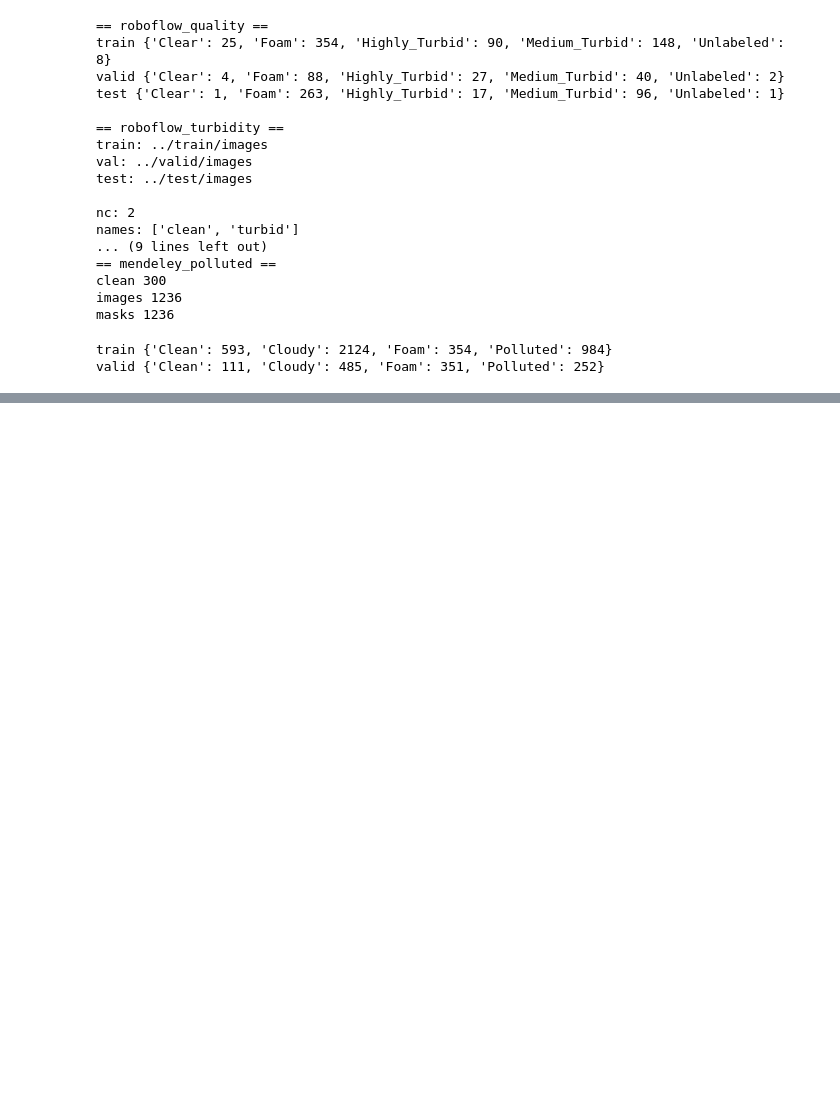
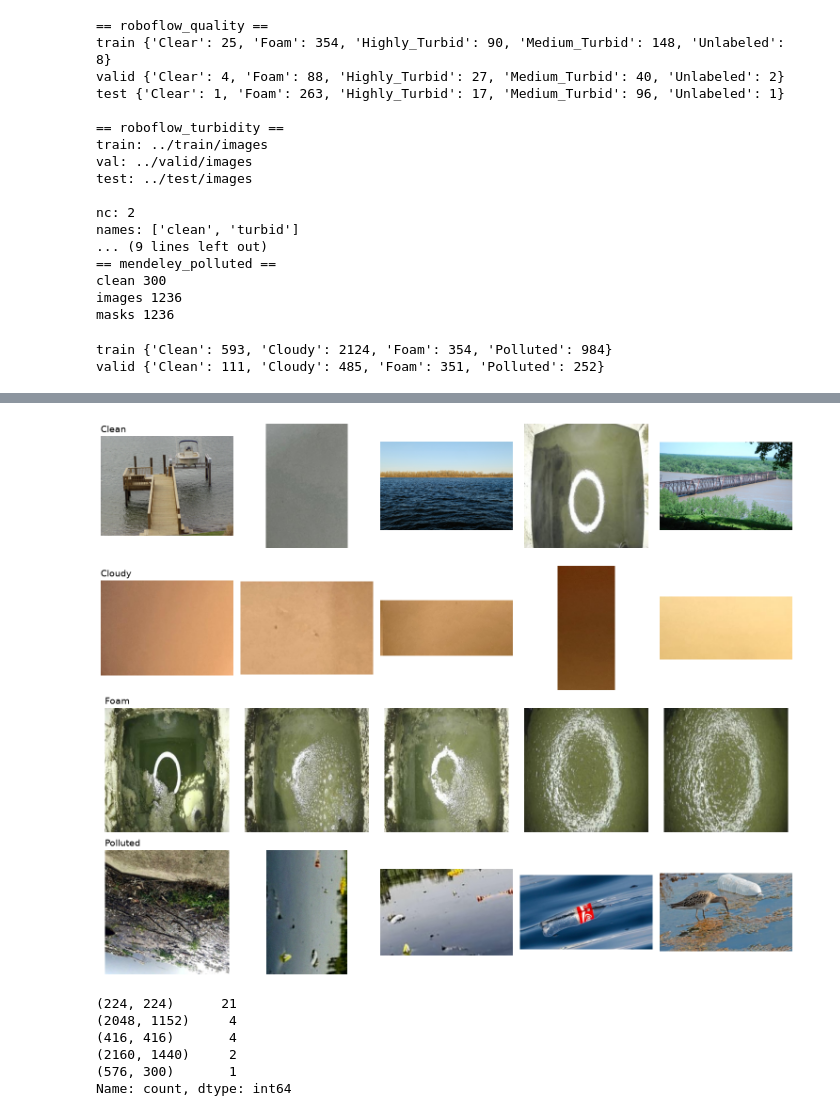
Before and after one commit to patrickseroh/Aquio, a Jupyter notebook: notebook/pipeline.ipynb, the cells around one changed output, grey strips where cells are left out. Saved outputs shown, nothing was run; the diff lists cells and outputs as text; code cells hidden in the pictures; blank space fills up the shorter version.

Commit message:
EDA Completed, Train and Split Test Completed

```diff
--- a/notebook/pipeline.ipynb
+++ b/notebook/pipeline.ipynb
@@ -123,0 +194,28 @@ valid {'Clean': 111, 'Cloudy': 485, 'Foam': 351, 'Polluted': 252}
+# %%
+root = "data/photos/merged/train"
+classes = sorted(os.listdir(root))
+random.seed(1)
+
+fig, axes = plt.subplots(len(classes), 5, figsize=(15, 3 * len(classes)))
+for r, c in enumerate(classes):
+    files = random.sample(os.listdir(f"{root}/{c}"), 5)
+    for k, f in enumerate(files):
+        axes[r, k].imshow(Image.open(f"{root}/{c}/{f}").convert("RGB"))
+        axes[r, k].axis("off")
+        if k == 0:
+            axes[r, k].set_title(c, loc="left", fontsize=14)
+plt.tight_layout()
+plt.show()
+
+# photo sizes
+sizes = [Image.open(f"{root}/{c}/{f}").size
+         for c in classes for f in random.sample(os.listdir(f"{root}/{c}"), 20)]
+print(pd.Series(sizes).value_counts().head())
+# %% [output]
+[figure, added]
+(224, 224)      21
+(2048, 1152)     4
+(416, 416)       4
+(2160, 1440)     2
+(576, 300)       1
+Name: count, dtype: int64
```
Also changed, not shown: parts of 5 cells of this notebook.
